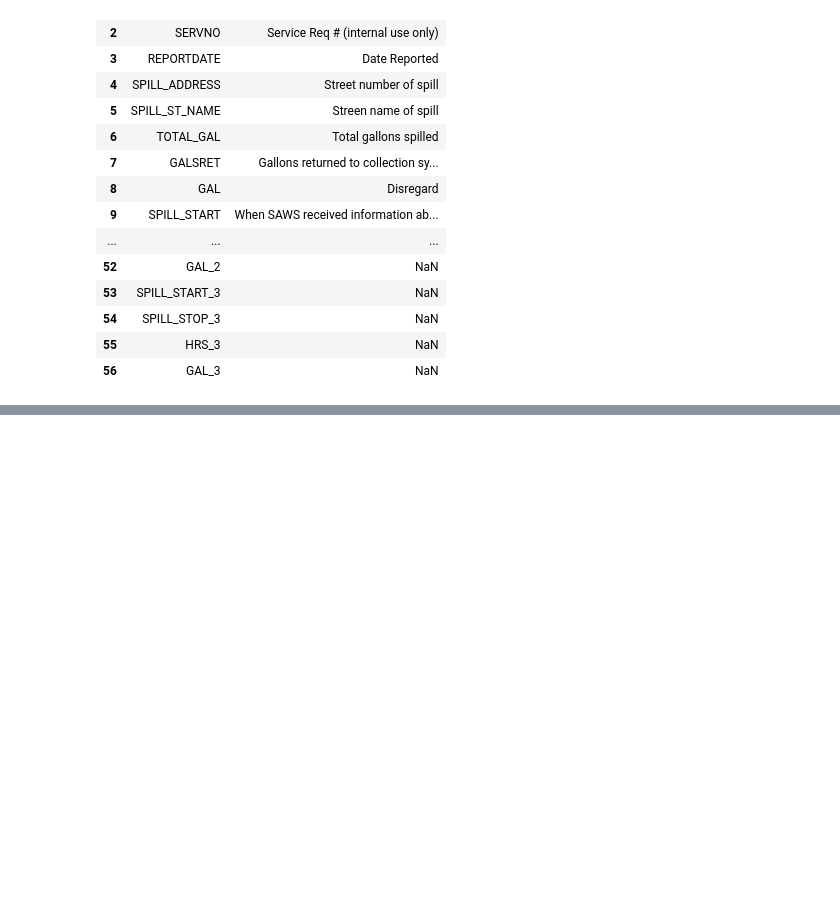
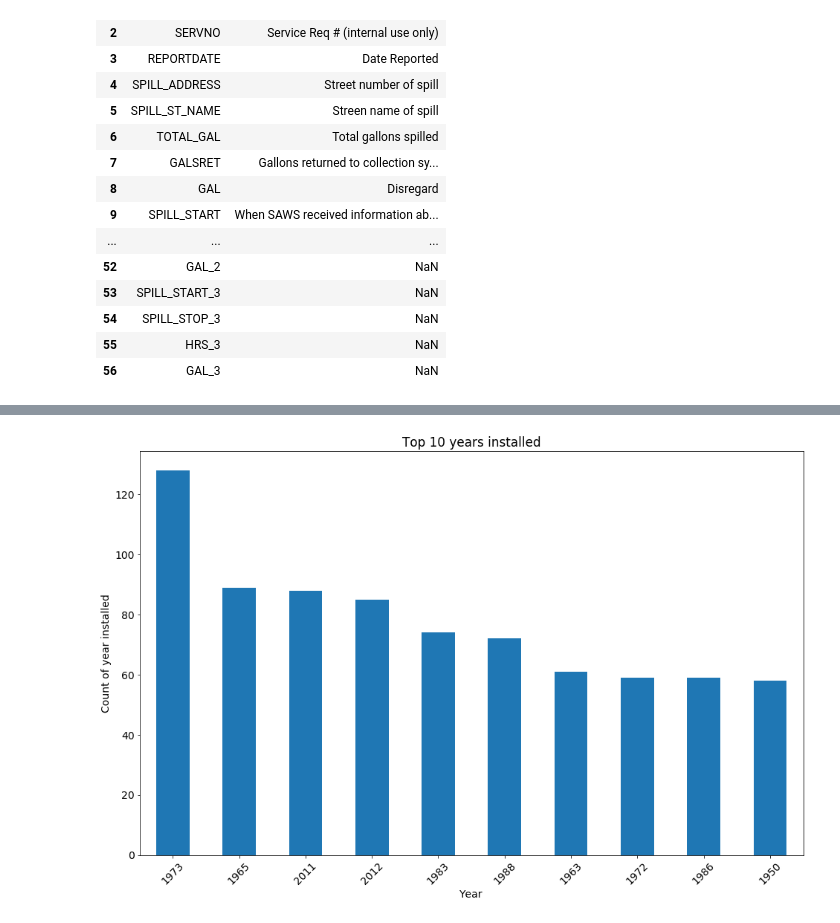
Before and after one commit to we-came-we-SAWS-we-conquered/saws-capstone-project, a Jupyter notebook: cameron_repo/Cameron_notebook.ipynb, the cells around one changed output, grey strips where cells are left out. Saved outputs shown, nothing was run; the diff lists cells and outputs as text; code cells hidden in the pictures; blank space fills up the shorter version.

```diff
--- a/cameron_repo/Cameron_notebook.ipynb
+++ b/cameron_repo/Cameron_notebook.ipynb
@@ -137,8 +178,10 @@ df.Root_Cause.value_counts()
 # %%
-df.INSTYEAR.dropna().astype(int).value_counts().head(10).plot.bar()
+df.inst_year.dropna().astype(int).value_counts().head(10).plot.bar()
 plt.xticks(rotation=45)
 
 plt.ylabel('Count of year installed')
 plt.xlabel('Year')
 plt.title('Top 10 years installed')
 plt.show()
+# %% [output]
+[figure, added]
```
Also changed, not shown: parts of 20 cells of this notebook, 1 other file.
